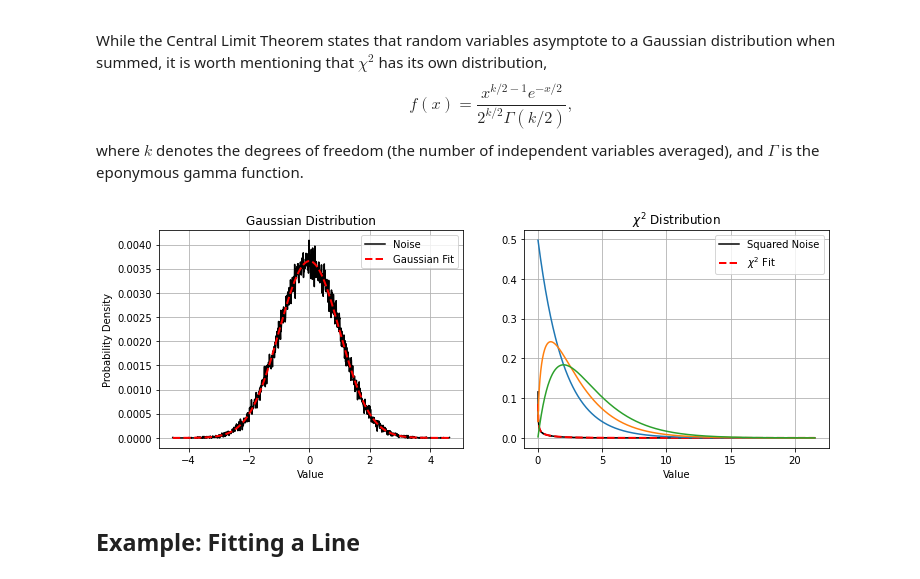
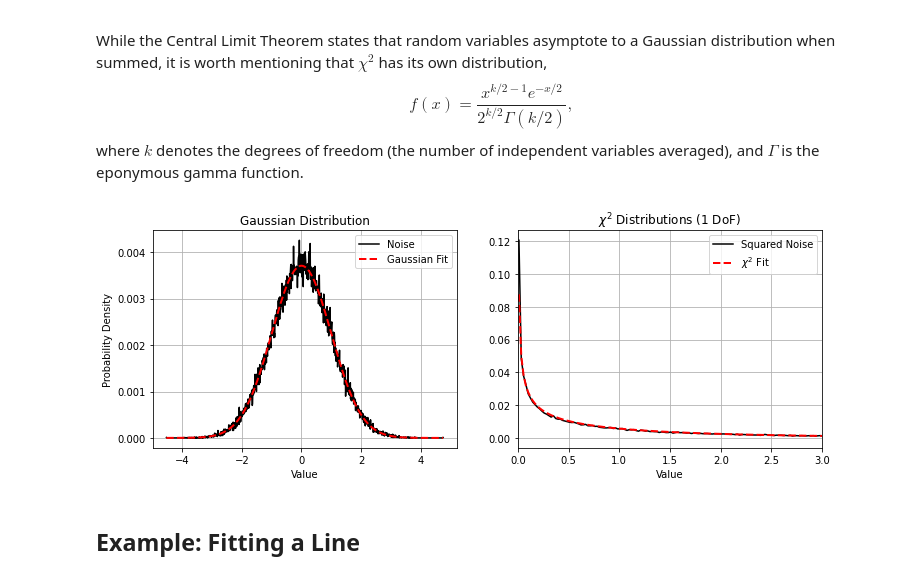
Before and after one commit to AaronParsons/ugradio, a Jupyter notebook: jupyter_tutorials/lab2/chisq_intro.ipynb, the cells around one changed output. Cells and saved outputs as stored; diff of their text form; code cells hidden in the pictures.

```diff
--- a/jupyter_tutorials/lab2/chisq_intro.ipynb
+++ b/jupyter_tutorials/lab2/chisq_intro.ipynb
@@ -56,32 +56,33 @@ where $k$ denotes the degrees of freedom (the number of independent variables av
 # %%
 data = np.random.normal(size=100000)
 ghist, bins = np.histogram(data, bins=1000)
 gx = (bins[:-1] + bins[1:]) / 2
 gauss = np.exp(-gx**2 / 2)
 chist, bins = np.histogram(np.abs(data)**2, bins=1000)
 cx = (bins[:-1] + bins[1:]) / 2
 chisq = chi2.pdf(cx, 1)
 
 fig, axes = plt.subplots(ncols=2, figsize=(12, 4))
 axes[0].plot(gx, ghist / ghist.sum(), 'k', label='Noise')
 axes[0].plot(gx, gauss / gauss.sum(), 'r--', linewidth=2, label='Gaussian Fit')
 axes[0].set_ylabel('Probability Density')
 axes[0].set_xlabel('Value')
 axes[0].set_title('Gaussian Distribution')
 axes[0].grid()
 axes[0].legend()
 
 axes[1].plot(cx, chist / chist.sum(), 'k', label='Squared Noise')
 axes[1].plot(cx, chisq / chisq.sum(), 'r--', linewidth=2, label=r'$\chi^2$ Fit')
-for k in range(2,5):
-    cy = chi2.pdf(cx, k)
-    axes[1].plot(cx, cy)
+#for k in range(2,5):
+#    cy = chi2.pdf(cx, k)
+#    axes[1].plot(cx, cy)
 axes[1].set_xlabel('Value')
-axes[1].set_title(r'$\chi^2$ Distribution')
+axes[1].set_title(r'$\chi^2$ Distributions (1 DoF)')
 axes[1].grid()
+axes[1].set_xlim(0, 3)
 _ = axes[1].legend()
 # %% [output]
-[figure, old version]
+[figure, new version]
 # %% [markdown]
 ## Example: Fitting a Line
 # %% [markdown]
```
Also changed, not shown: parts of 5 cells of this notebook.
